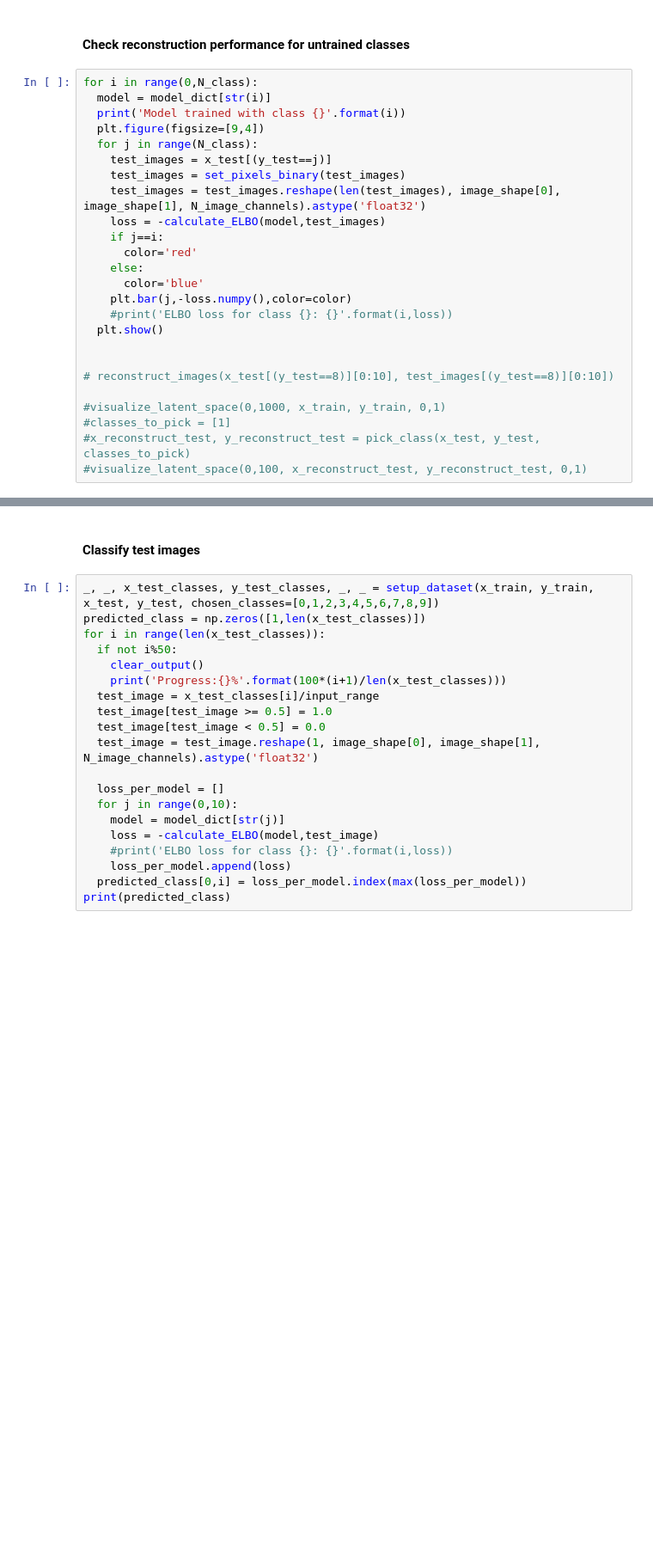
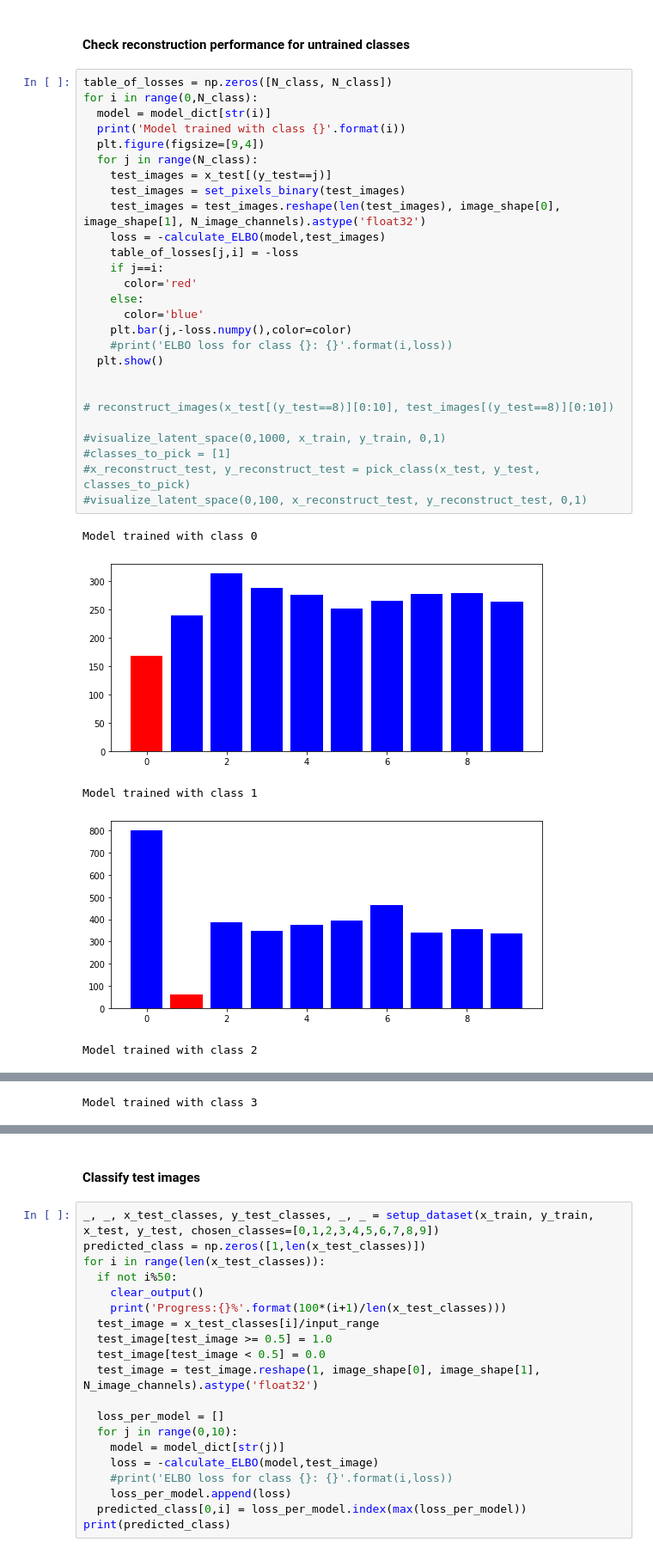
Before and after one commit to lorenzosintini/4YP, a Jupyter notebook: VAE_Convolutional.ipynb, the cells around one changed output, grey strips where cells are left out. Shown at 86% size. Drawn from its saved outputs; the diff is of its cells as text; blank space fills up the shorter version.

```diff
--- a/VAE_Convolutional.ipynb
+++ b/VAE_Convolutional.ipynb
@@ -333,27 +368,35 @@ visualize_latent_space(model_0, 0,800, x_test_0, y_test_0, 0,1)
 # %% [markdown]
 #### Check reconstruction performance for untrained classes
 # %%
+table_of_losses = np.zeros([N_class, N_class])
 for i in range(0,N_class):
   model = model_dict[str(i)]
   print('Model trained with class {}'.format(i))
   plt.figure(figsize=[9,4])
   for j in range(N_class):
     test_images = x_test[(y_test==j)]
     test_images = set_pixels_binary(test_images)
     test_images = test_images.reshape(len(test_images), image_shape[0], image_shape[1], N_image_channels).astype('float32')
     loss = -calculate_ELBO(model,test_images)
+    table_of_losses[j,i] = -loss
     if j==i:
       color='red'
     else:
       color='blue'
     plt.bar(j,-loss.numpy(),color=color)
     #print('ELBO loss for class {}: {}'.format(i,loss))
   plt.show()
 
 
 # reconstruct_images(x_test[(y_test==8)][0:10], test_images[(y_test==8)][0:10])
 
 #visualize_latent_space(0,1000, x_train, y_train, 0,1)
 #classes_to_pick = [1]
 #x_reconstruct_test, y_reconstruct_test = pick_class(x_test, y_test, classes_to_pick)
 #visualize_latent_space(0,100, x_reconstruct_test, y_reconstruct_test, 0,1)
+# %% [output]
+Model trained with class 0
+[figure, added]
+Model trained with class 1
+[figure, added]
+Model trained with class 2
@@ -359,0 +404 @@ for i in range(0,N_class):
+Model trained with class 3
```
Also changed, not shown: parts of 12 cells of this notebook.
